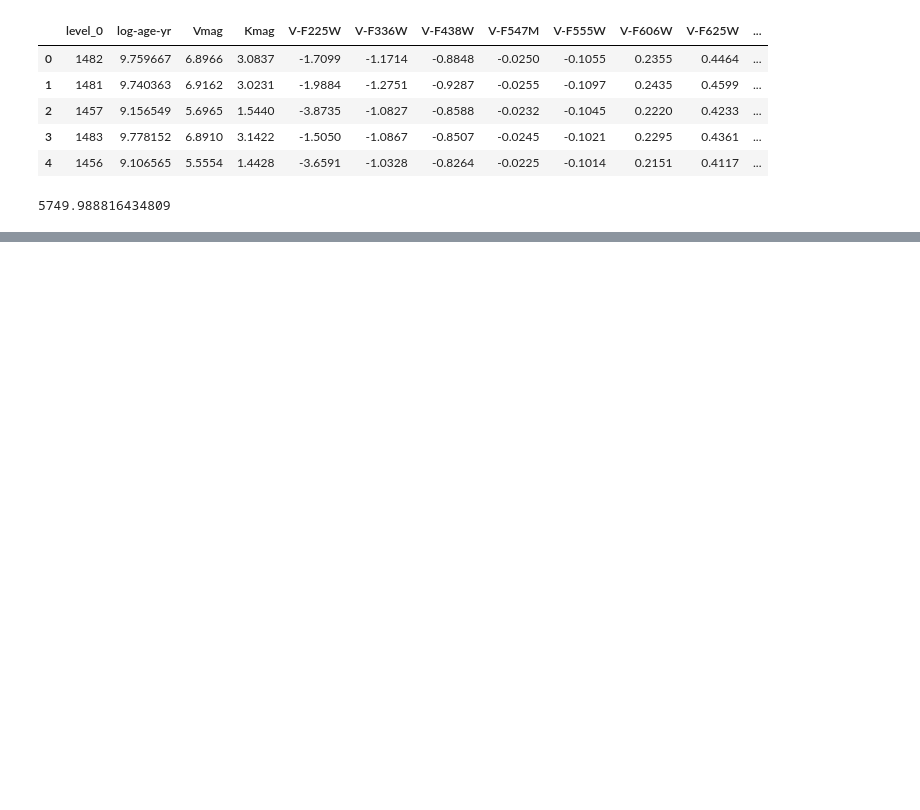
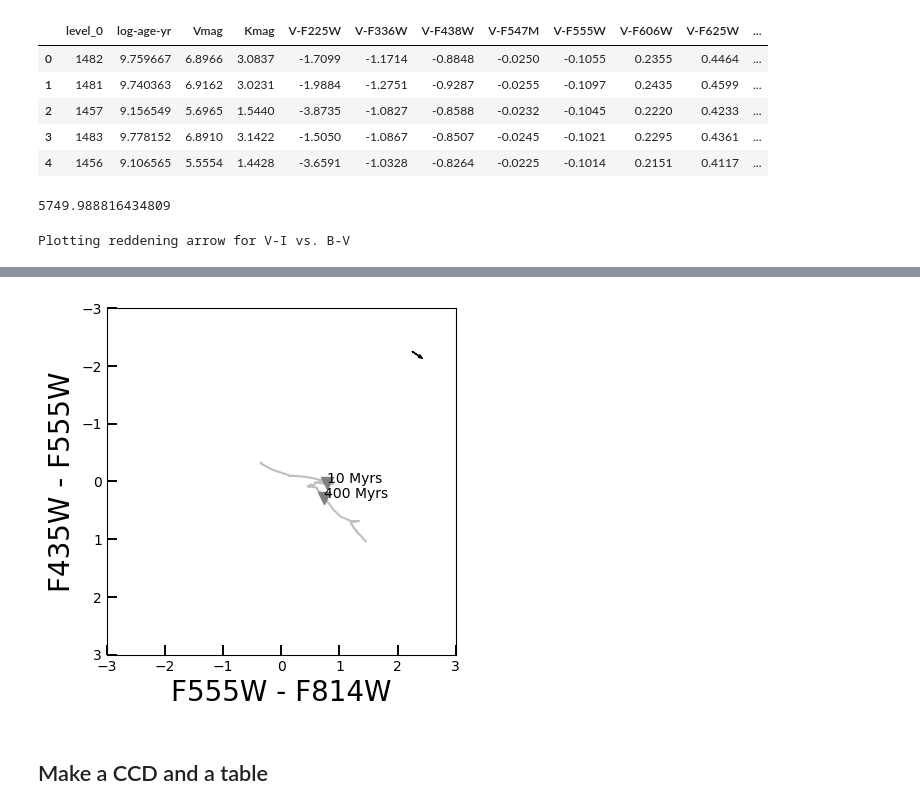
Before and after one commit to devkhullar/querx, a Jupyter notebook: test.ipynb, the cells around one changed output, grey strips where cells are left out. Drawn from its saved outputs; the diff is of its cells as text; code cells hidden in the pictures; blank space fills up the shorter version.

```diff
--- a/test.ipynb
+++ b/test.ipynb
@@ -1788,0 +1746,4 @@ Find(best_fit, 'Cluster ID == 46')
+# %%
+MakeCCD()
+# %% [output]
+Plotting reddening arrow for V-I vs. B-V
@@ -1788,0 +1751,3 @@ Find(best_fit, 'Cluster ID == 46')
+[figure, added]
+# %% [markdown]
+## Make a CCD and a table
```
Also changed, not shown: parts of 18 cells of this notebook.
